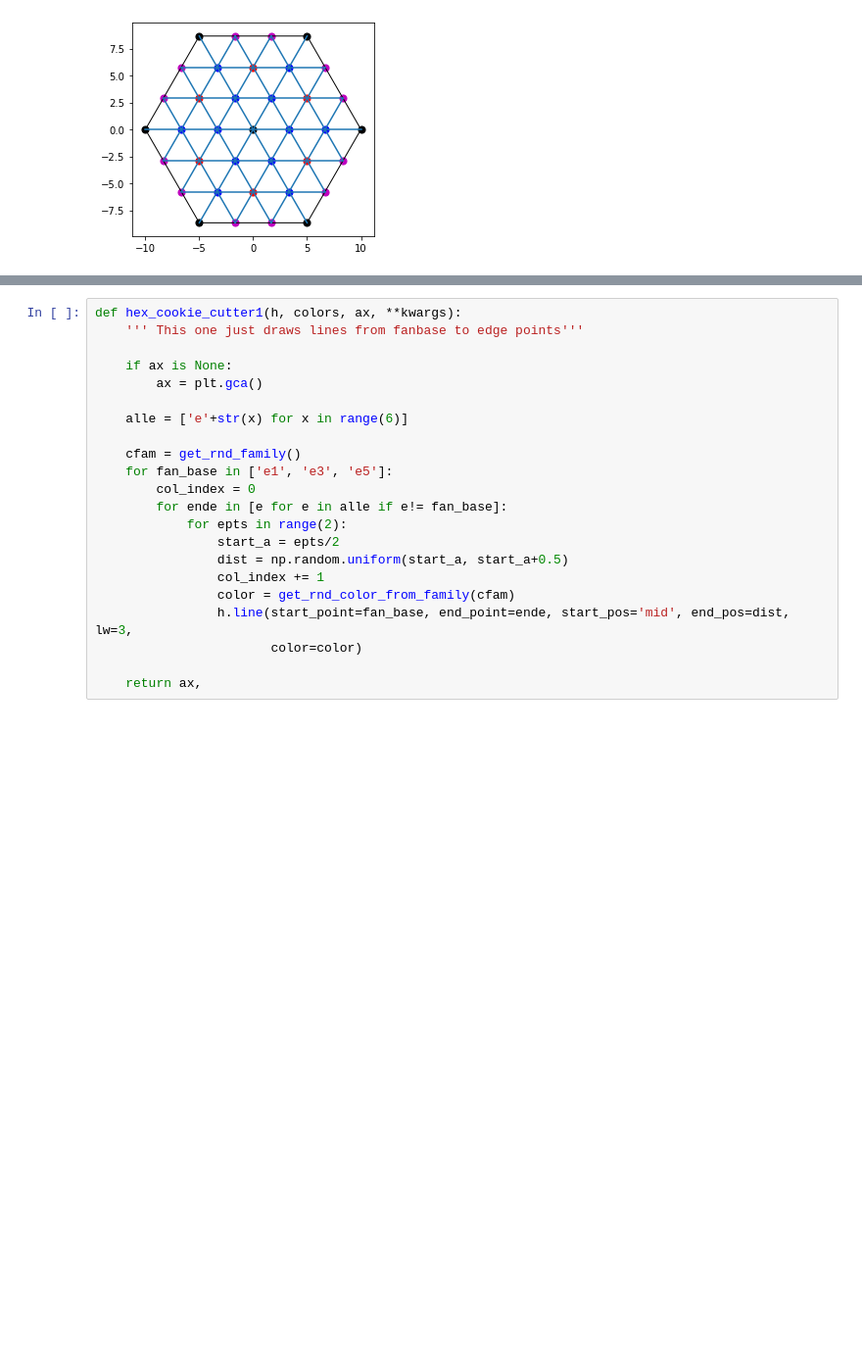
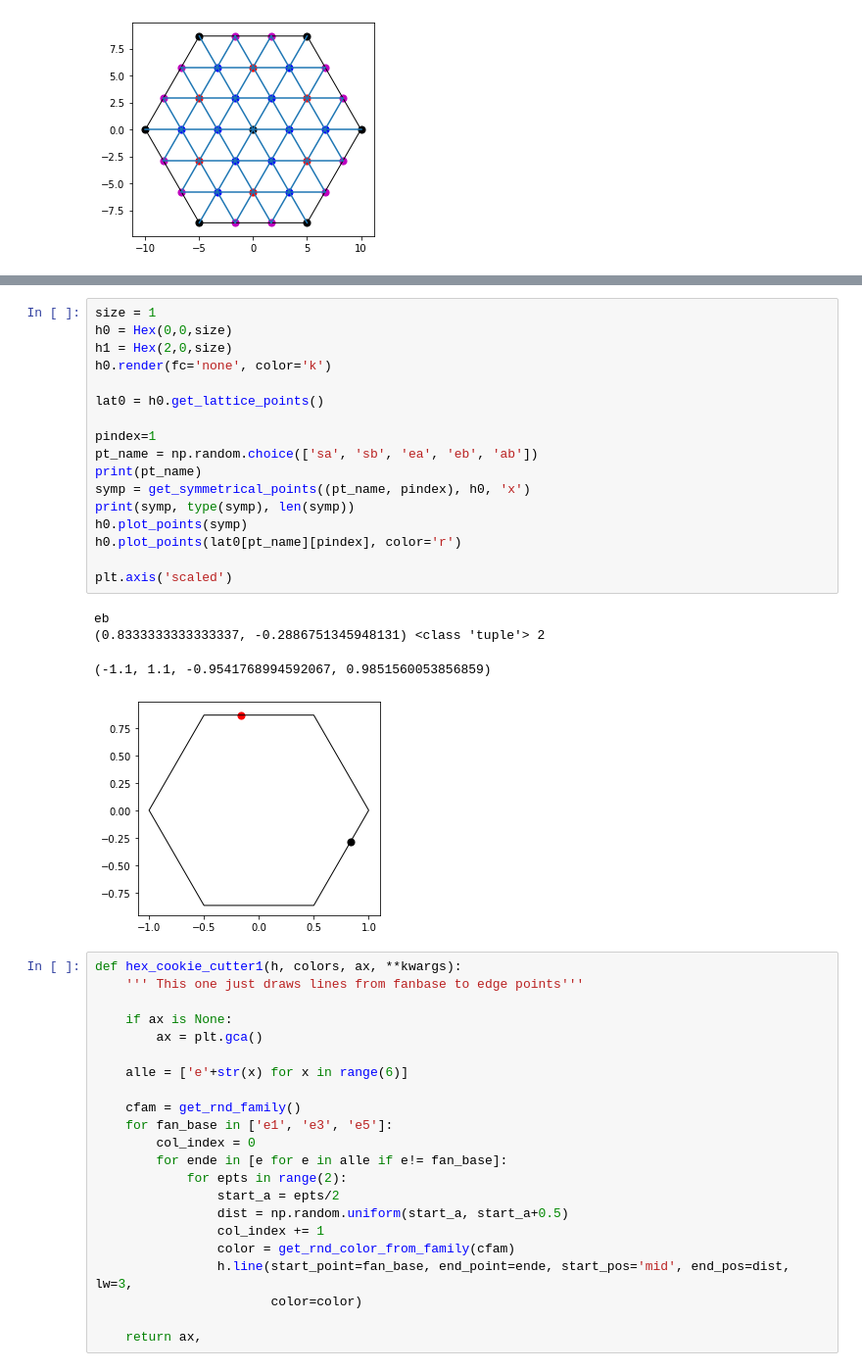
Before and after one commit to Ram-N/hexagons, a Jupyter notebook: 20B_Example_Lattice-3.ipynb, the cells around one changed output, grey strips where cells are left out. Shown at 98% size. Cells and saved outputs as stored; diff of their text form; blank space fills up the shorter version.

```diff
--- a/20B_Example_Lattice-3.ipynb
+++ b/20B_Example_Lattice-3.ipynb
@@ -179,3 +243,25 @@ plt.axis('scaled');
+# %%
+size = 1
+h0 = Hex(0,0,size)
+h1 = Hex(2,0,size)
+h0.render(fc='none', color='k')
+
+lat0 = h0.get_lattice_points()
+
+pindex=1
+pt_name = np.random.choice(['sa', 'sb', 'ea', 'eb', 'ab'])
+print(pt_name)
+symp = get_symmetrical_points((pt_name, pindex), h0, 'x')
+print(symp, type(symp), len(symp))
+h0.plot_points(symp)
+h0.plot_points(lat0[pt_name][pindex], color='r')
+
+plt.axis('scaled')
+# %% [output]
+eb
+(0.8333333333333337, -0.2886751345948131) <class 'tuple'> 2
+(-1.1, 1.1, -0.9541768994592067, 0.9851560053856859)
+[figure, added]
 # %%
 def hex_cookie_cutter1(h, colors, ax, **kwargs):
     ''' This one just draws lines from fanbase to edge points'''
```
Also changed, not shown: parts of 16 cells of this notebook, 24 other files.
